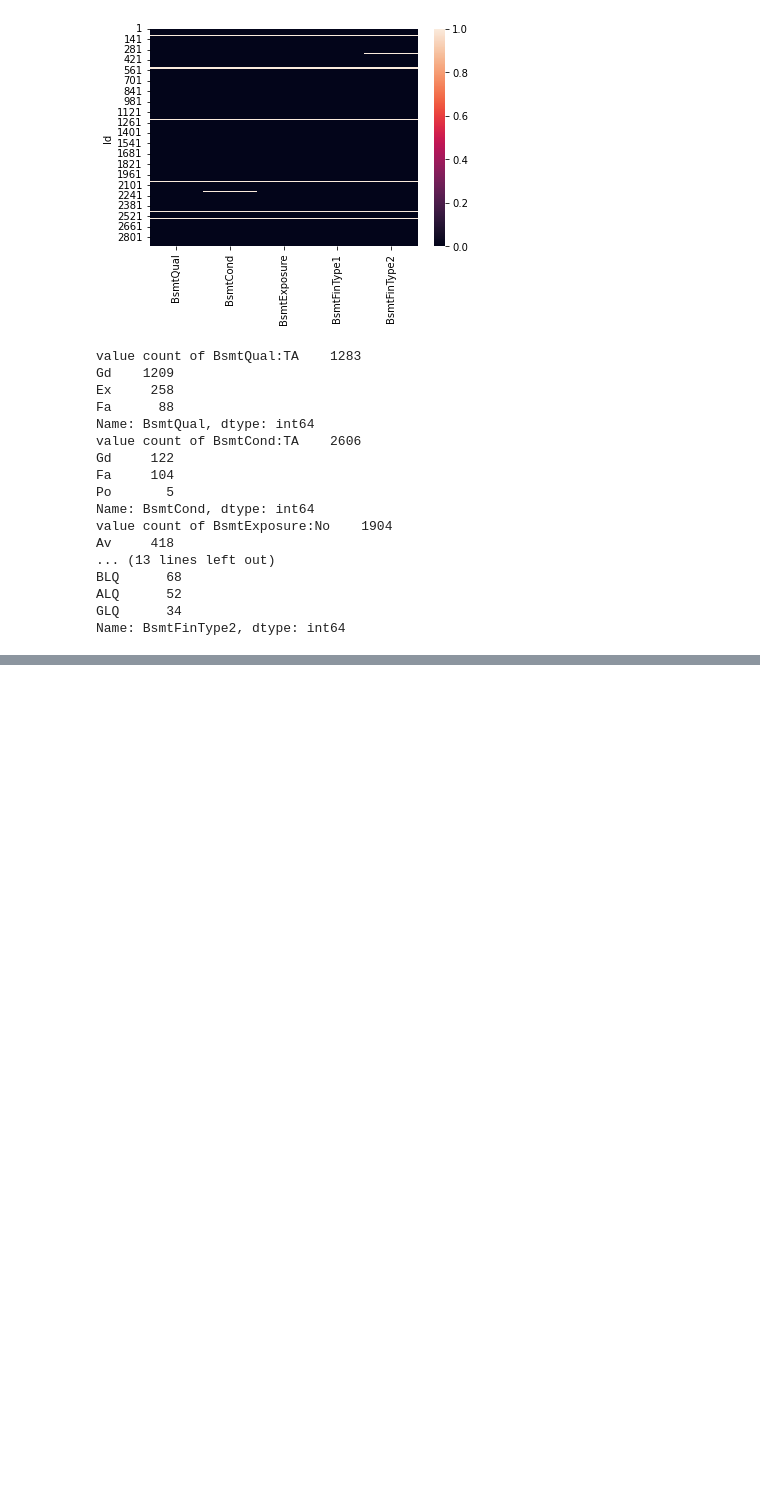
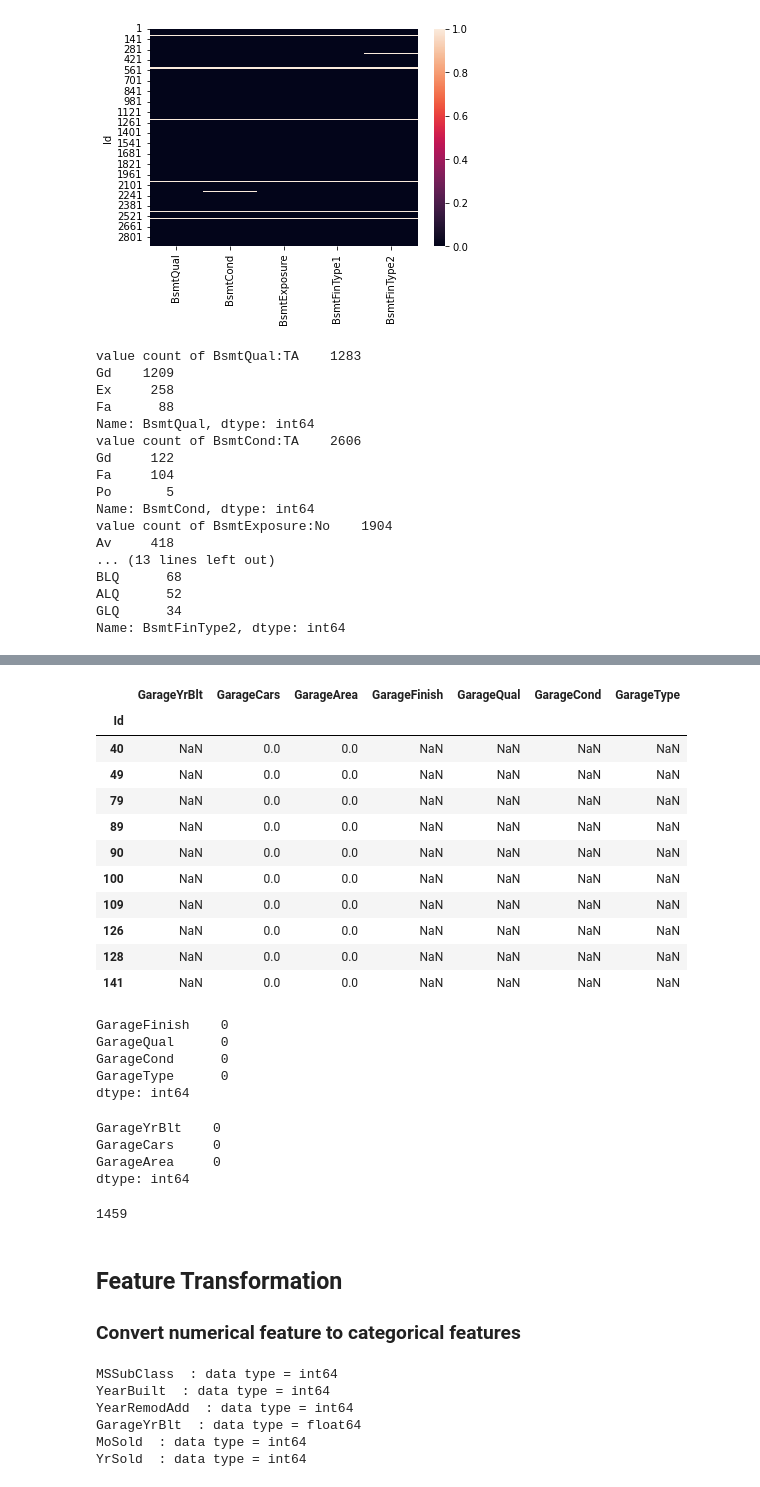
Before and after one commit to AKKUSAXENA/AKKUSAXENA, a Jupyter notebook: House Price Prediction/House_Price_Prediction.ipynb, the cells around one changed output, grey strips where cells are left out. Saved outputs shown, nothing was run; the diff lists cells and outputs as text; code cells hidden in the pictures; blank space fills up the shorter version.

```diff
--- a/House Price Prediction/House_Price_Prediction.ipynb
+++ b/House Price Prediction/House_Price_Prediction.ipynb
@@ -620,0 +836,60 @@ NameError: name 'df_' is not defined
+# %%
+cat_garage_feat= ["GarageFinish","GarageQual","GarageCond","GarageType"]
+num_garage_feat= ["GarageYrBlt","GarageCars","GarageArea"]
+
+df_garage = df[num_garage_feat + cat_garage_feat]
+df_garage[df_garage.isnull().any(axis = 1)].head(10)
+# %% [output]
+|  | GarageYrBlt | GarageCars | GarageArea | GarageFinish | GarageQual | GarageCond | GarageType |
+| Id |  |  |  |  |  |  |  |
+| 40 | NaN | 0.0 | 0.0 | NaN | NaN | NaN | NaN |
+| 49 | NaN | 0.0 | 0.0 | NaN | NaN | NaN | NaN |
+| 79 | NaN | 0.0 | 0.0 | NaN | NaN | NaN | NaN |
+| 89 | NaN | 0.0 | 0.0 | NaN | NaN | NaN | NaN |
+| 90 | NaN | 0.0 | 0.0 | NaN | NaN | NaN | NaN |
+| 100 | NaN | 0.0 | 0.0 | NaN | NaN | NaN | NaN |
+| 109 | NaN | 0.0 | 0.0 | NaN | NaN | NaN | NaN |
+| 126 | NaN | 0.0 | 0.0 | NaN | NaN | NaN | NaN |
+| 128 | NaN | 0.0 | 0.0 | NaN | NaN | NaN | NaN |
+| 141 | NaN | 0.0 | 0.0 | NaN | NaN | NaN | NaN |
+# %%
+garage_cont = "NA"
+for feat in cat_garage_feat:
+    df_mvi[feat].replace(np.nan,garage_cont,inplace = True)
+
+df_mvi[cat_garage_feat].isnull().sum()
+# %% [output]
+GarageFinish    0
+GarageQual      0
+GarageCond      0
+GarageType      0
+dtype: int64
+# %%
+garage_num = 0
+for feat in num_garage_feat:
+    df_mvi[feat].replace(np.nan,garage_num,inplace = True)
+
+df_mvi[num_garage_feat].isnull().sum()
+# %% [output]
+GarageYrBlt    0
+GarageCars     0
+GarageArea     0
+dtype: int64
+# %%
+df_mvi.isnull().any(axis=1).sum() # this is saleprice
+# %% [output]
+1459
+# %% [markdown]
+## Feature Transformation
+### Convert numerical feature to categorical features
+# %%
+for_num_conv = ["MSSubClass", "YearBuilt", "YearRemodAdd", "GarageYrBlt", "MoSold","YrSold"]
+for feat in for_num_conv:
+    print(f"{feat}  : data type = {df_mvi[feat].dtype}")
+# %% [output]
+MSSubClass  : data type = int64
+YearBuilt  : data type = int64
+YearRemodAdd  : data type = int64
+GarageYrBlt  : data type = float64
+MoSold  : data type = int64
+YrSold  : data type = int64
```
Also changed, not shown: parts of 28 cells of this notebook, 5 other files.
